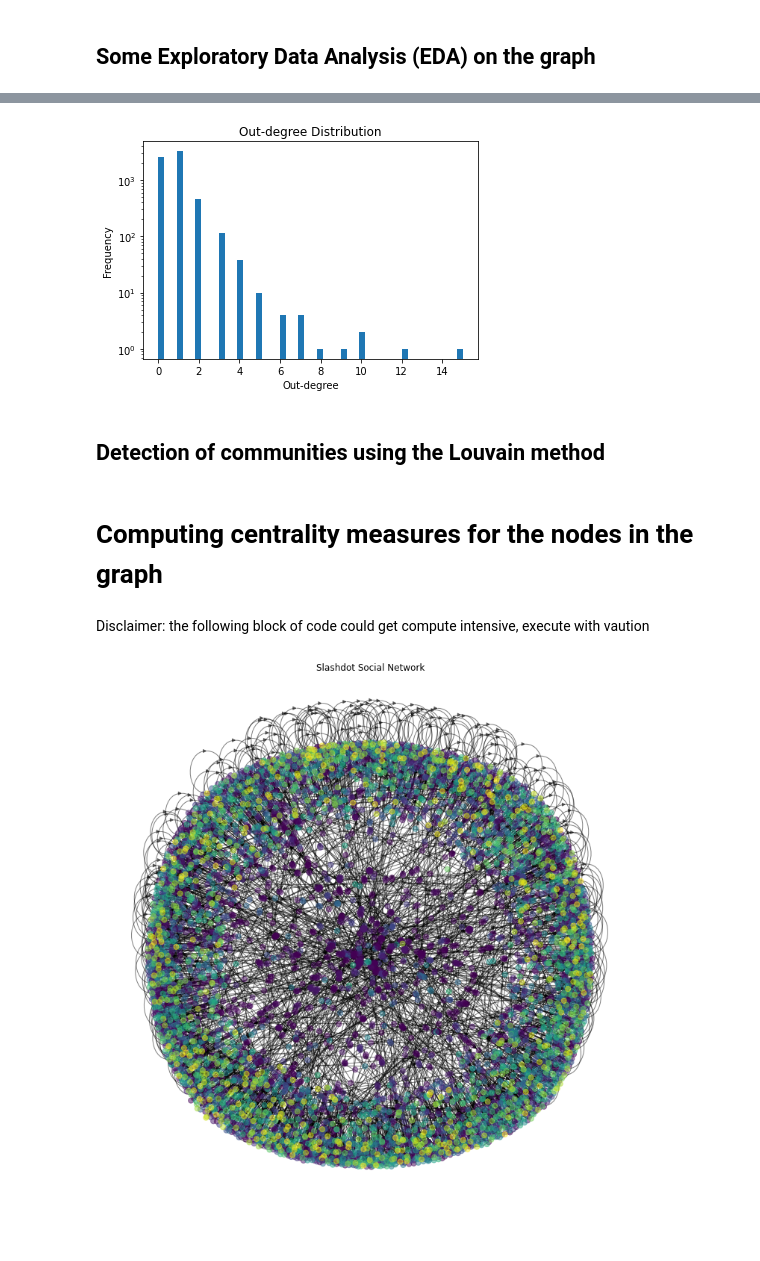
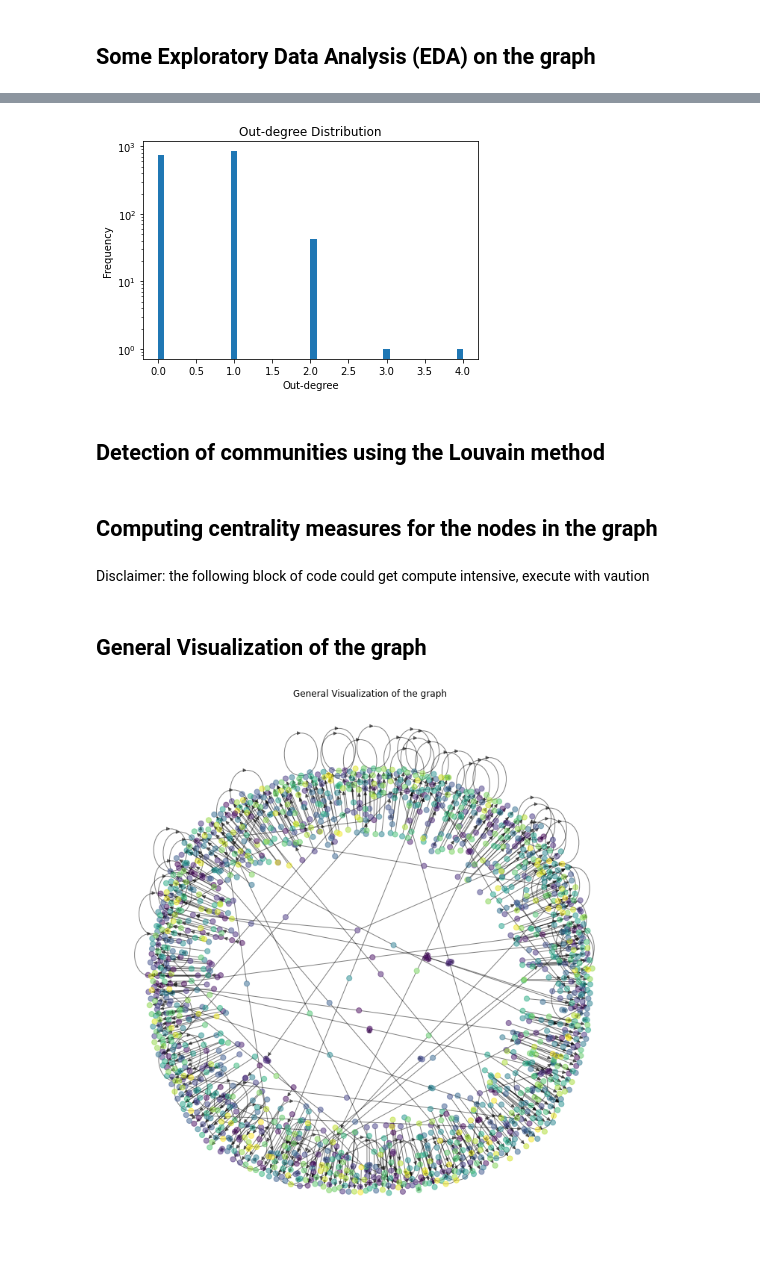
Before and after one commit to udaykumar1997/Slashdot-Social-Network-Analysis, a Jupyter notebook: Main.ipynb, the cells around one changed output, grey strips where cells are left out. Drawn from its saved outputs; the diff is of its cells as text; code cells hidden in the pictures.

```diff
--- a/Main.ipynb
+++ b/Main.ipynb
@@ -7,7 +7,7 @@ import os
 import random
 # %%
 file_path = "soc-Slashdot0902.txt"
-subset_percentage = 0.005
+subset_percentage = 0.001
 data = []
 # %%
 with open(file_path, 'r') as f:
@@ -75,7 +75,7 @@ plt.ylabel("Frequency")
 plt.savefig('out_degree_distribution.png', dpi=300,bbox_inches='tight')
 plt.show()
 # %% [output]
-[figure, old version]
+[figure, new version]
 # %% [markdown]
 ## Detection of communities using the Louvain method
 # %%
@@ -88,32 +88,35 @@ partition = community_louvain.best_partition(undirected_G)
 # Add community labels as node attributes
 nx.set_node_attributes(G, partition, "community")
 # %% [markdown]
-# Computing centrality measures for the nodes in the graph
+## Computing centrality measures for the nodes in the graph
 # %%
 degree_centrality = nx.degree_centrality(G)
 # %% [markdown]
 Disclaimer: the following block of code could get compute intensive, execute with vaution
 # %%
-#betweenness_centrality = nx.betweenness_centrality(G)
+betweenness_centrality = nx.betweenness_centrality(G)
 # %%
-#closeness_centrality = nx.closeness_centrality(G)
+closeness_centrality = nx.closeness_centrality(G)
 # %%
 eigenvector_centrality = nx.eigenvector_centrality(G)
 # %%
 # Add centrality measures as node attributes
 nx.set_node_attributes(G, degree_centrality, "degree_centrality")
-# nx.set_node_attributes(G, betweenness_centrality, "betweenness_centrality")
-# nx.set_node_attributes(G, closeness_centrality, "closeness_centrality")
+nx.set_node_attributes(G, betweenness_centrality, "betweenness_centrality")
+nx.set_node_attributes(G, closeness_centrality, "closeness_centrality")
 nx.set_node_attributes(G, eigenvector_centrality, "eigenvector_centrality")
 # %%
 # Visualize the graph
 pos = nx.spring_layout(G, seed=42)
 node_color = [partition[node] for node in G.nodes()]
+# %% [markdown]
+## General Visualization of the graph
 # %%
 
 plt.figure(figsize=(10, 10))
 nx.draw(G, pos, node_size=50, node_color=node_color, with_labels=False, alpha=0.5)
-plt.title("Slashdot Social Network")
+plt.title("General Visualization of the graph")
+plt.savefig('v-General Visualization of the graph.png', dpi=400, bbox_inches='tight')
 plt.show()
 # %% [output]
-[figure, old version]
+[figure, new version]
```
Also changed, not shown: parts of 32 cells of this notebook, 14 other files.
